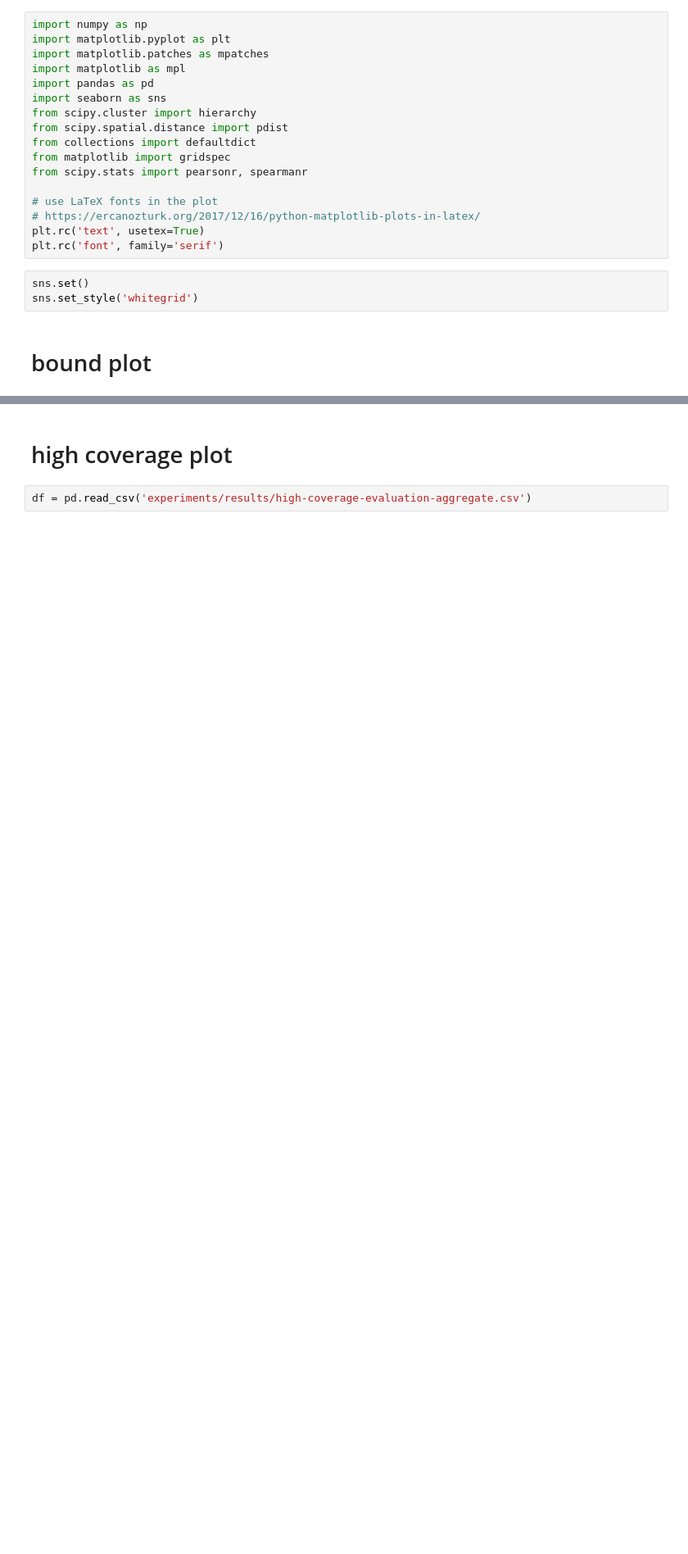
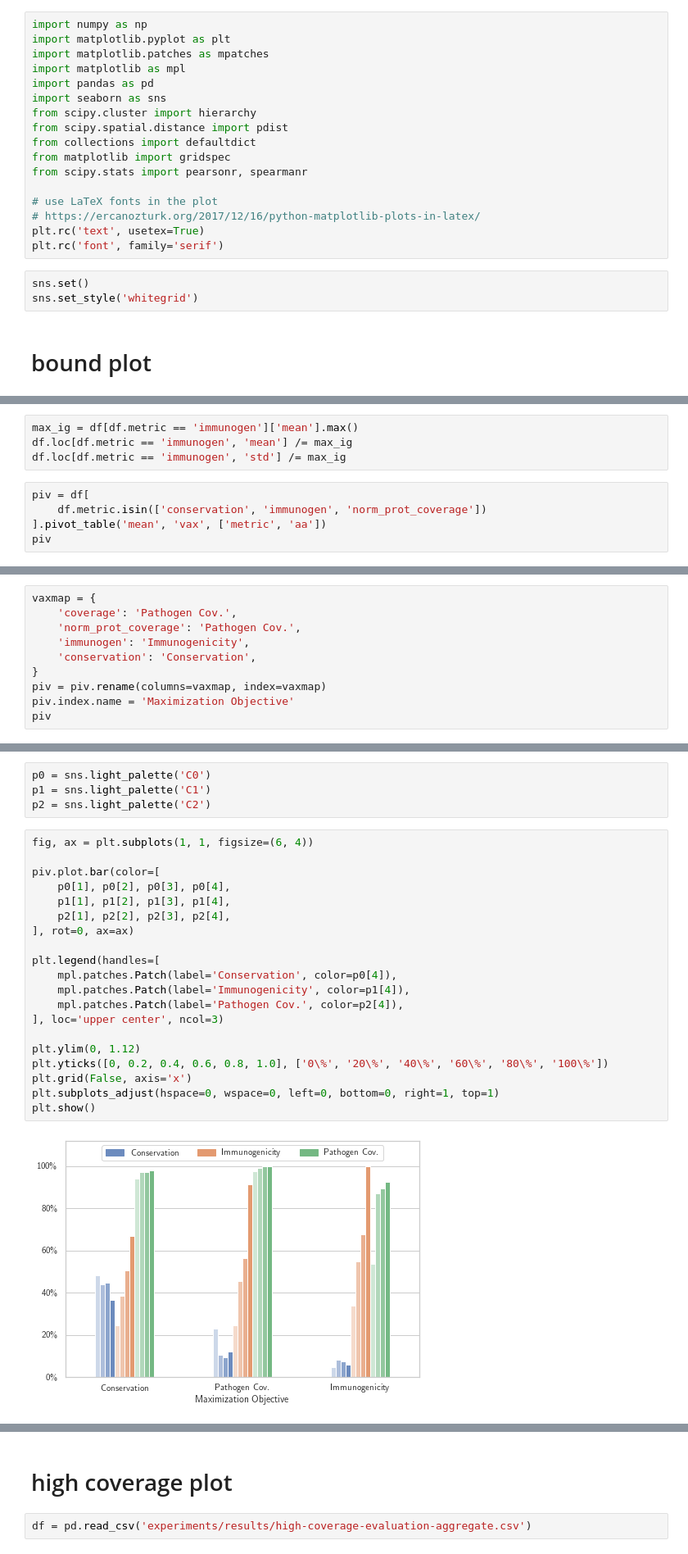
Before and after one commit to SchubertLab/GeneralizedEvDesign, a Jupyter notebook: plots.ipynb, the cells around one changed output, grey strips where cells are left out. Shown: that part at 82% size. Cells and saved outputs as stored; diff of their text form; blank space fills up the shorter version.

Commit message:
plotting bounds

```diff
--- a/plots.ipynb
+++ b/plots.ipynb
@@ -53,0 +43,9 @@ df.T.plot.bar()
+# %%
+max_ig = df[df.metric == 'immunogen']['mean'].max()
+df.loc[df.metric == 'immunogen', 'mean'] /= max_ig
+df.loc[df.metric == 'immunogen', 'std'] /= max_ig
+# %%
+piv = df[
+    df.metric.isin(['conservation', 'immunogen', 'norm_prot_coverage'])
+].pivot_table('mean', 'vax', ['metric', 'aa'])
+piv
@@ -53,0 +59,10 @@ df.T.plot.bar()
+# %%
+vaxmap = {
+    'coverage': 'Pathogen Cov.',
+    'norm_prot_coverage': 'Pathogen Cov.',
+    'immunogen': 'Immunogenicity',
+    'conservation': 'Conservation',
+}
+piv = piv.rename(columns=vaxmap, index=vaxmap)
+piv.index.name = 'Maximization Objective'
+piv
@@ -53,0 +76,26 @@ df.T.plot.bar()
+# %%
+p0 = sns.light_palette('C0')
+p1 = sns.light_palette('C1')
+p2 = sns.light_palette('C2')
+# %%
+fig, ax = plt.subplots(1, 1, figsize=(6, 4))
+
+piv.plot.bar(color=[
+    p0[1], p0[2], p0[3], p0[4],
+    p1[1], p1[2], p1[3], p1[4],
+    p2[1], p2[2], p2[3], p2[4],
+], rot=0, ax=ax)
+
+plt.legend(handles=[
+    mpl.patches.Patch(label='Conservation', color=p0[4]),
+    mpl.patches.Patch(label='Immunogenicity', color=p1[4]),
+    mpl.patches.Patch(label='Pathogen Cov.', color=p2[4]),
+], loc='upper center', ncol=3)
+
+plt.ylim(0, 1.12)
+plt.yticks([0, 0.2, 0.4, 0.6, 0.8, 1.0], ['0\%', '20\%', '40\%', '60\%', '80\%', '100\%'])
+plt.grid(False, axis='x')
+plt.subplots_adjust(hspace=0, wspace=0, left=0, bottom=0, right=1, top=1)
+plt.show()
+# %% [output]
+[figure, added]
```
Also changed, not shown: parts of 10 cells of this notebook.
